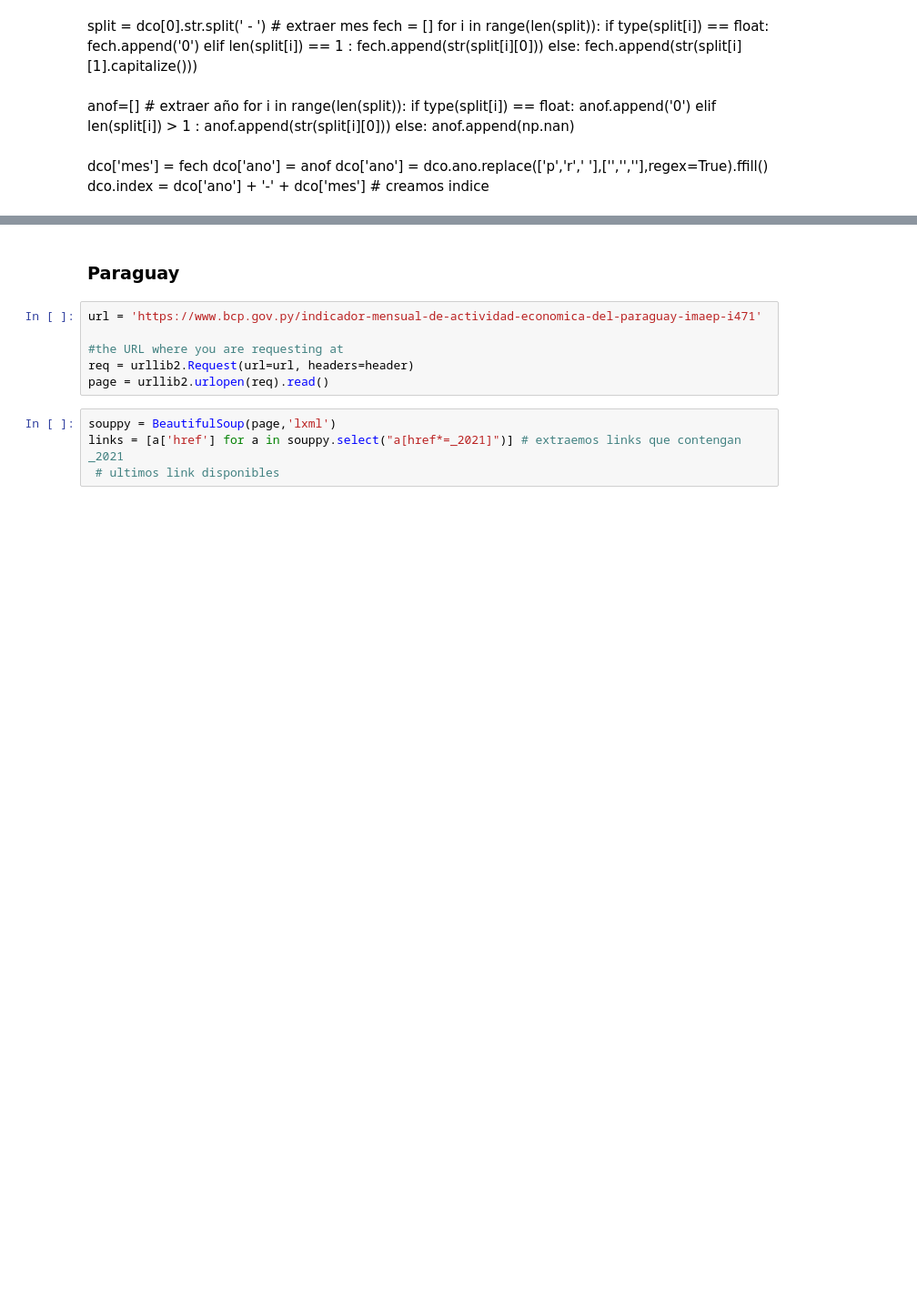
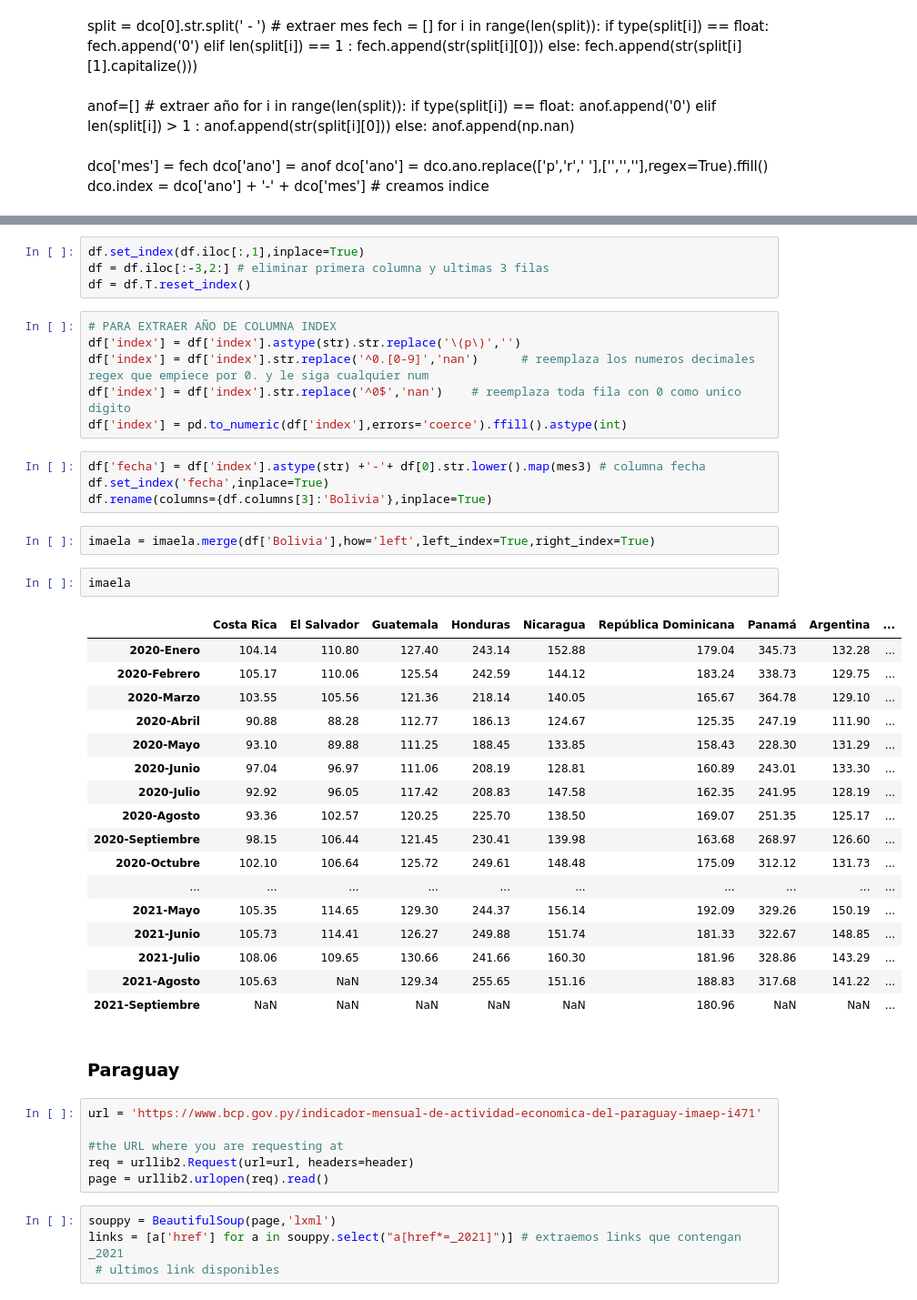
Before and after one commit to samyff12/LATAM, a Jupyter notebook: IMAE_LATAM.ipynb, the cells around one changed output, grey strips where cells are left out. Shown at 91% size. Saved outputs shown, nothing was run; the diff lists cells and outputs as text; blank space fills up the shorter version.

```diff
--- a/IMAE_LATAM.ipynb
+++ b/IMAE_LATAM.ipynb
@@ -499,3 +554,39 @@ dco.index = dco['ano'] + '-' + dco['mes'] # creamos indice
+# %%
+df.set_index(df.iloc[:,1],inplace=True)
+df = df.iloc[:-3,2:] # eliminar primera columna y ultimas 3 filas
+df = df.T.reset_index()
+# %%
+# PARA EXTRAER AÑO DE COLUMNA INDEX
+df['index'] = df['index'].astype(str).str.replace('\(p\)','')
+df['index'] = df['index'].str.replace('^0.[0-9]','nan')      # reemplaza los numeros decimales regex que empiece por 0. y le siga cualquier num
+df['index'] = df['index'].str.replace('^0$','nan')    # reemplaza toda fila con 0 como unico digito
+df['index'] = pd.to_numeric(df['index'],errors='coerce').ffill().astype(int)
+# %%
+df['fecha'] = df['index'].astype(str) +'-'+ df[0].str.lower().map(mes3) # columna fecha
+df.set_index('fecha',inplace=True)
+df.rename(columns={df.columns[3]:'Bolivia'},inplace=True)
+# %%
+imaela = imaela.merge(df['Bolivia'],how='left',left_index=True,right_index=True)
+# %%
+imaela
+# %% [output]
+|  | Costa Rica | El Salvador | Guatemala | Honduras | Nicaragua | República Dominicana | Panamá | Argentina | ... |
+| 2020-Enero | 104.14 | 110.80 | 127.40 | 243.14 | 152.88 | 179.04 | 345.73 | 132.28 | ... |
+| 2020-Febrero | 105.17 | 110.06 | 125.54 | 242.59 | 144.12 | 183.24 | 338.73 | 129.75 | ... |
+| 2020-Marzo | 103.55 | 105.56 | 121.36 | 218.14 | 140.05 | 165.67 | 364.78 | 129.10 | ... |
+| 2020-Abril | 90.88 | 88.28 | 112.77 | 186.13 | 124.67 | 125.35 | 247.19 | 111.90 | ... |
+| 2020-Mayo | 93.10 | 89.88 | 111.25 | 188.45 | 133.85 | 158.43 | 228.30 | 131.29 | ... |
+| 2020-Junio | 97.04 | 96.97 | 111.06 | 208.19 | 128.81 | 160.89 | 243.01 | 133.30 | ... |
+| 2020-Julio | 92.92 | 96.05 | 117.42 | 208.83 | 147.58 | 162.35 | 241.95 | 128.19 | ... |
+| 2020-Agosto | 93.36 | 102.57 | 120.25 | 225.70 | 138.50 | 169.07 | 251.35 | 125.17 | ... |
+| 2020-Septiembre | 98.15 | 106.44 | 121.45 | 230.41 | 139.98 | 163.68 | 268.97 | 126.60 | ... |
+| 2020-Octubre | 102.10 | 106.64 | 125.72 | 249.61 | 148.48 | 175.09 | 312.12 | 131.73 | ... |
+| ... | ... | ... | ... | ... | ... | ... | ... | ... | ... |
+| 2021-Mayo | 105.35 | 114.65 | 129.30 | 244.37 | 156.14 | 192.09 | 329.26 | 150.19 | ... |
+| 2021-Junio | 105.73 | 114.41 | 126.27 | 249.88 | 151.74 | 181.33 | 322.67 | 148.85 | ... |
+| 2021-Julio | 108.06 | 109.65 | 130.66 | 241.66 | 160.30 | 181.96 | 328.86 | 143.29 | ... |
+| 2021-Agosto | 105.63 | NaN | 129.34 | 255.65 | 151.16 | 188.83 | 317.68 | 141.22 | ... |
+| 2021-Septiembre | NaN | NaN | NaN | NaN | NaN | 180.96 | NaN | NaN | ... |
 # %% [markdown]
 ### **Paraguay**
 # %%
```
Also changed, not shown: parts of 11 cells of this notebook.
